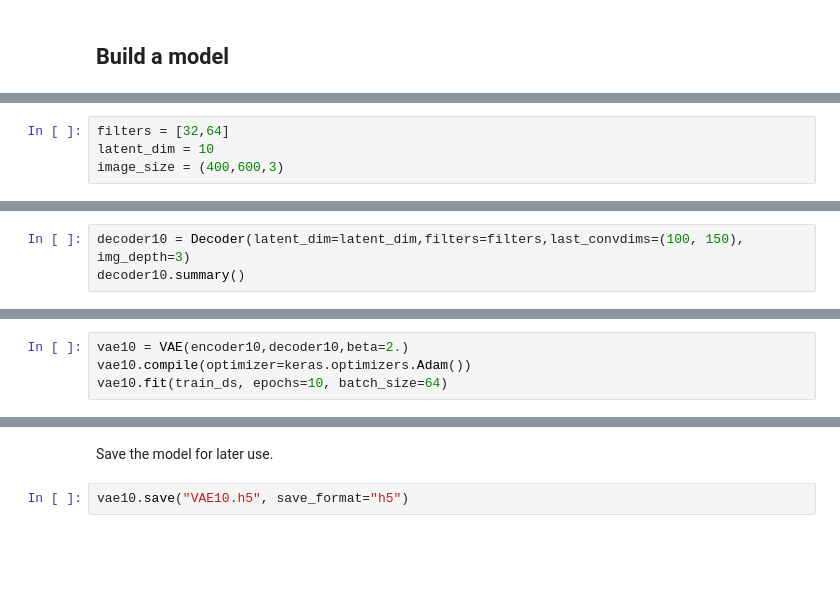
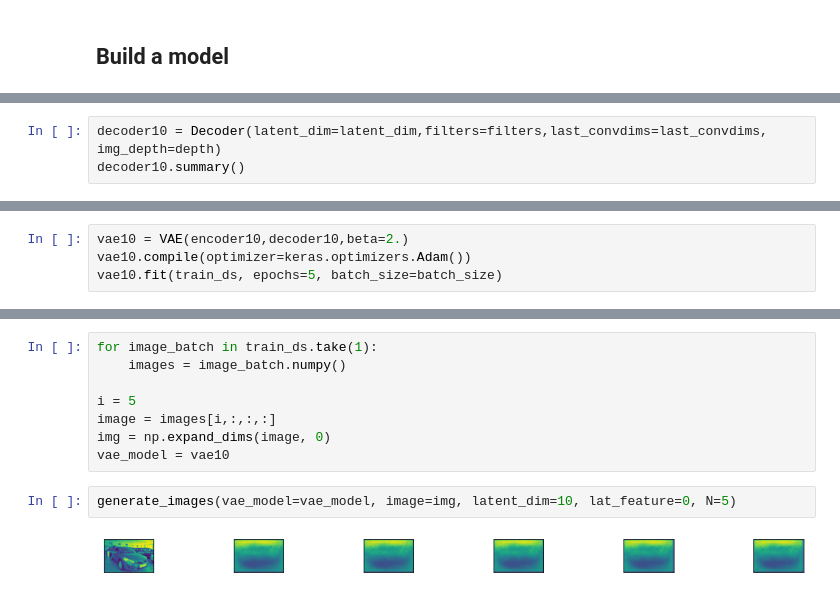
Before and after one commit to h31d1/BetaVAE, a Jupyter notebook: BetaVAEonCars196.ipynb, the cells around one changed output, grey strips where cells are left out. Saved outputs shown, nothing was run; the diff lists cells and outputs as text; blank space fills up the shorter version.

```diff
--- a/BetaVAEonCars196.ipynb
+++ b/BetaVAEonCars196.ipynb
@@ -109,7 +102,3 @@ from model import *
-# %%
-filters = [32,64]
-latent_dim = 10
-image_size = (400,600,3)
 # %%
 encoder10 = Encoder(filters=filters,latent_dim=latent_dim,image_shape=image_size)
 encoder10.summary()
@@ -133,6 +122,6 @@ Non-trainable params: 192
 __________________________________________________________________________________________________
 # %%
-decoder10 = Decoder(latent_dim=latent_dim,filters=filters,last_convdims=(100, 150), img_depth=3)
+decoder10 = Decoder(latent_dim=latent_dim,filters=filters,last_convdims=last_convdims, img_depth=depth)
 decoder10.summary()
 # %% [output]
 Model: "decoder"
@@ -155,5 +144,5 @@ _________________________________________________________________
 # %%
 vae10 = VAE(encoder10,decoder10,beta=2.)
 vae10.compile(optimizer=keras.optimizers.Adam())
-vae10.fit(train_ds, epochs=10, batch_size=64)
+vae10.fit(train_ds, epochs=5, batch_size=batch_size)
 # %% [output]
@@ -163,4 +160,12 @@ Epoch 2/10
-# %% [markdown]
-Save the model for later use.
-# %%
-vae10.save("VAE10.h5", save_format="h5")
+# %%
+for image_batch in train_ds.take(1):
+    images = image_batch.numpy()
+
+i = 5
+image = images[i,:,:,:]
+img = np.expand_dims(image, 0)
+vae_model = vae10
+# %%
+generate_images(vae_model=vae_model, image=img, latent_dim=10, lat_feature=0, N=5)
+# %% [output]
+[figure, added]
```
Also changed, not shown: parts of 19 cells of this notebook, 1 other file.
